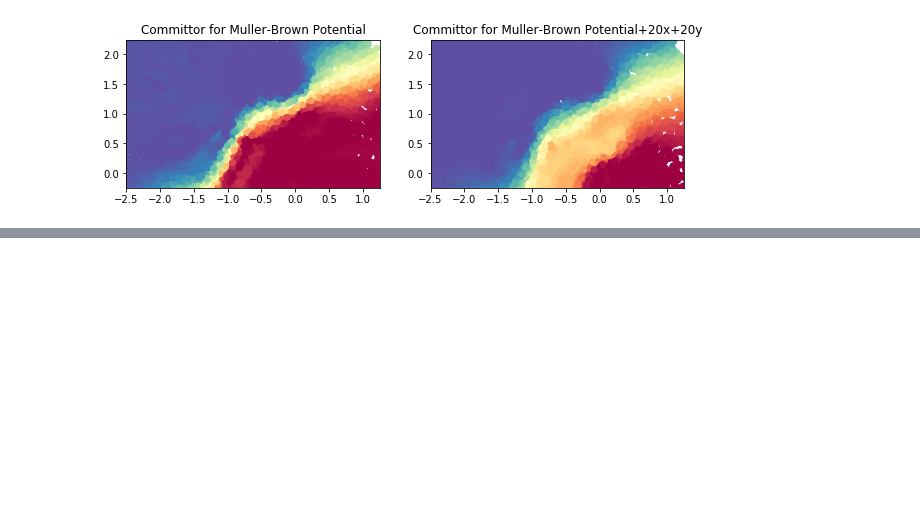
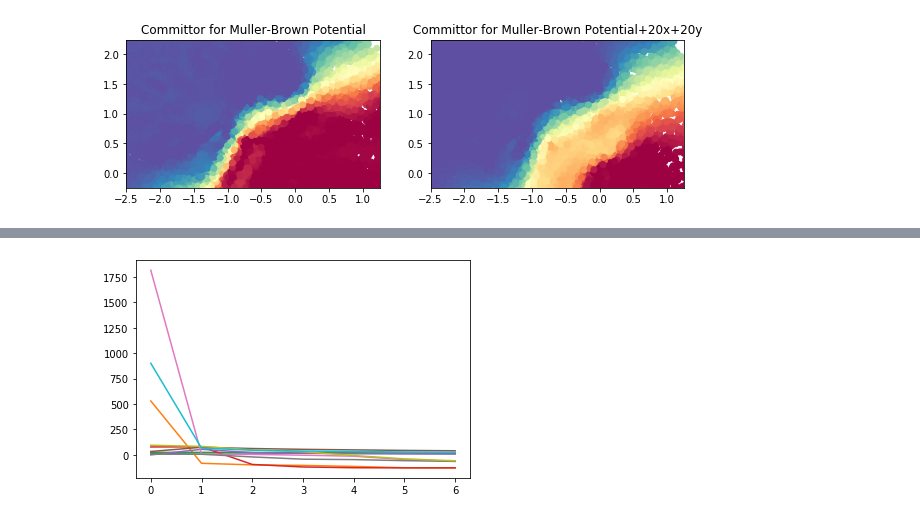
Before and after one commit to chewycharis/work-in-dinner-group-2019, a Jupyter notebook: DGA-Perturbation/jupyter-notebooks/visualize_mb_trajectory.ipynb, the cells around one changed output, grey strips where cells are left out. Saved outputs shown, nothing was run; the diff lists cells and outputs as text; code cells hidden in the pictures; blank space fills up the shorter version.

```diff
--- a/DGA-Perturbation/jupyter-notebooks/visualize_mb_trajectory.ipynb
+++ b/DGA-Perturbation/jupyter-notebooks/visualize_mb_trajectory.ipynb
@@ -39,0 +57,6 @@ plt.set_cmap("Spectral_r")
+# %%
+for x in range(200,210):
+    energy_p_plot=energy_p[x][1::3]
+    plt.plot(range(len(energy_p_plot)),energy_p_plot)
+# %% [output]
+[figure, added]
```
Also changed, not shown: parts of 12 cells of this notebook, 43 other files.
